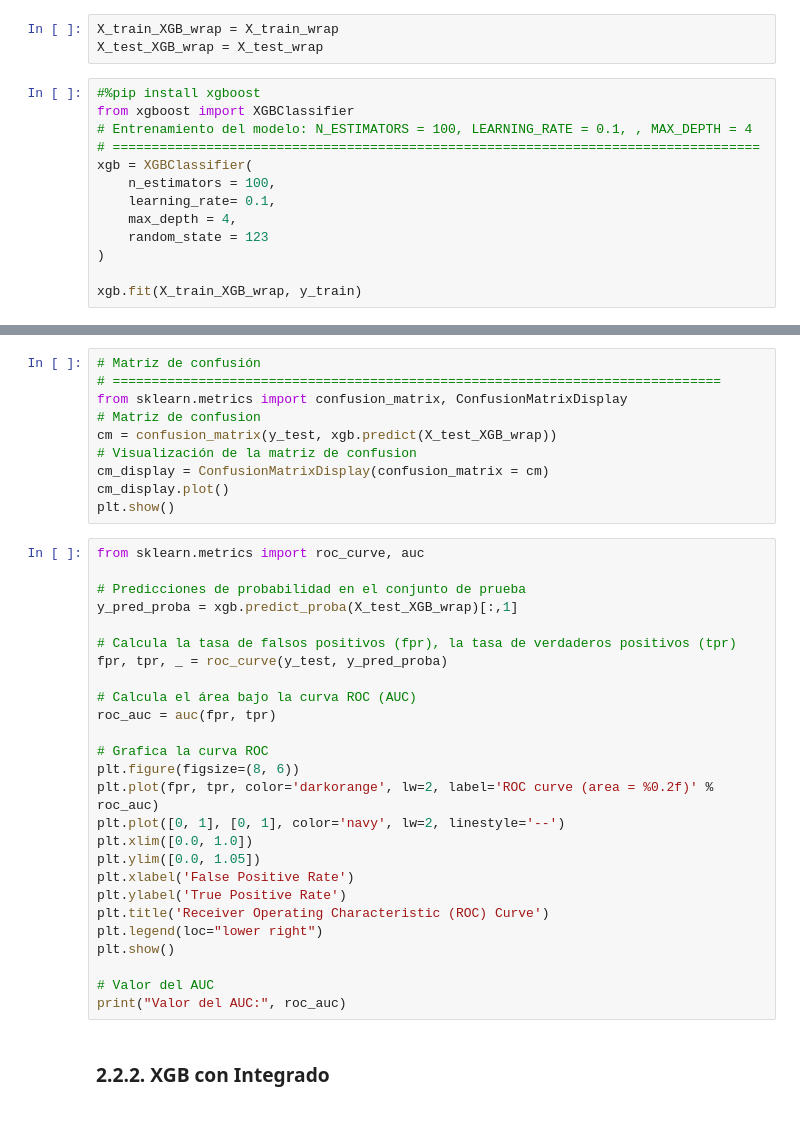
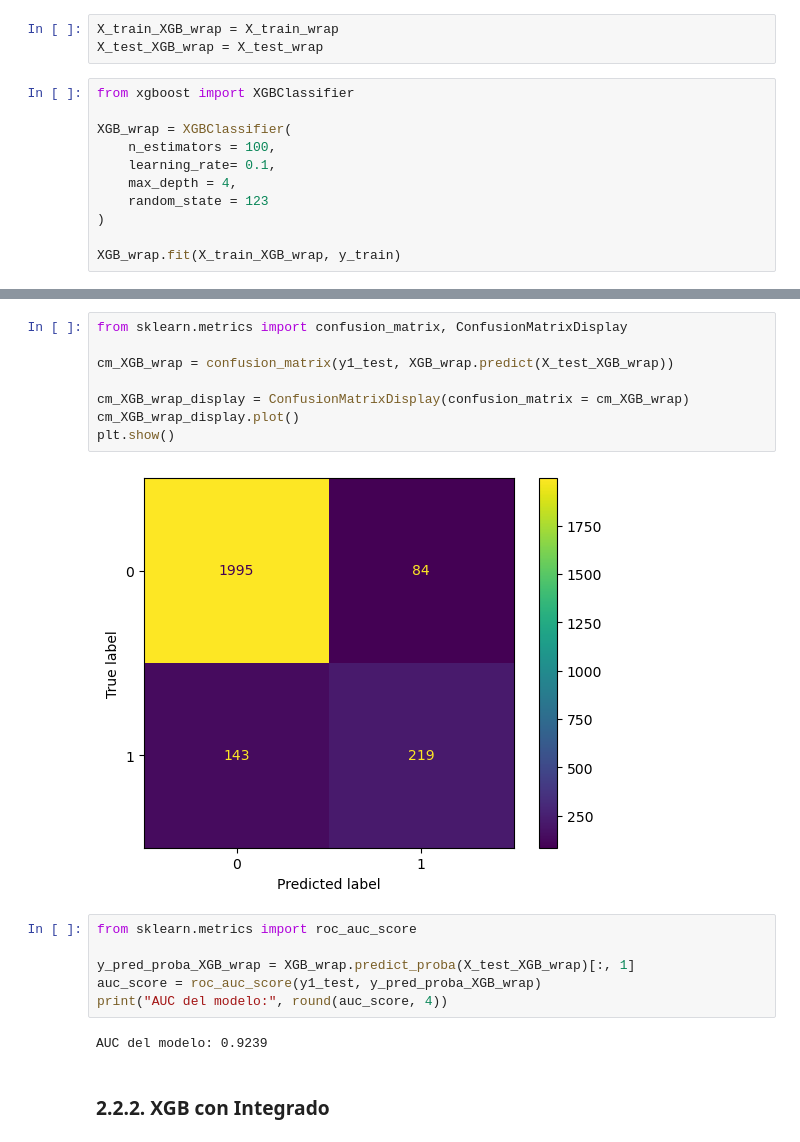
Before and after one commit to Leostark95/Anal-tica-II---Proyecto-1, a Jupyter notebook: 02_Modelos.ipynb, the cells around one changed output, grey strips where cells are left out. Drawn from its saved outputs; the diff is of its cells as text.

Commit message:
ajuste de valores

```diff
--- a/02_Modelos.ipynb
+++ b/02_Modelos.ipynb
@@ -1070,15 +1065,13 @@ AUC del modelo óptimo: 0.9218
 X_train_XGB_wrap = X_train_wrap
 X_test_XGB_wrap = X_test_wrap
 # %%
-#%pip install xgboost
 from xgboost import XGBClassifier
-# Entrenamiento del modelo: N_ESTIMATORS = 100, LEARNING_RATE = 0.1, , MAX_DEPTH = 4
-# ===================================================================================
-xgb = XGBClassifier(
+
+XGB_wrap = XGBClassifier(
     n_estimators = 100,
     learning_rate= 0.1,
     max_depth = 4,
     random_state = 123
 )
 
-xgb.fit(X_train_XGB_wrap, y_train)
+XGB_wrap.fit(X_train_XGB_wrap, y_train)
@@ -1092,39 +1115,21 @@ print ("Test - classification report :", metrics.classification_report(y_test, x
 # %%
-# Matriz de confusión
-# ==============================================================================
 from sklearn.metrics import confusion_matrix, ConfusionMatrixDisplay
-# Matriz de confusion
-cm = confusion_matrix(y_test, xgb.predict(X_test_XGB_wrap))
-# Visualización de la matriz de confusion
-cm_display = ConfusionMatrixDisplay(confusion_matrix = cm)
-cm_display.plot()
+
+cm_XGB_wrap = confusion_matrix(y1_test, XGB_wrap.predict(X_test_XGB_wrap))
+
+cm_XGB_wrap_display = ConfusionMatrixDisplay(confusion_matrix = cm_XGB_wrap)
+cm_XGB_wrap_display.plot()
 plt.show()
+# %% [output]
+[figure, added]
-# %%
-from sklearn.metrics import roc_curve, auc
-
-# Predicciones de probabilidad en el conjunto de prueba
-y_pred_proba = xgb.predict_proba(X_test_XGB_wrap)[:,1]
-
-# Calcula la tasa de falsos positivos (fpr), la tasa de verdaderos positivos (tpr)
-fpr, tpr, _ = roc_curve(y_test, y_pred_proba)
-
-# Calcula el área bajo la curva ROC (AUC)
-roc_auc = auc(fpr, tpr)
-
-# Grafica la curva ROC
-plt.figure(figsize=(8, 6))
-plt.plot(fpr, tpr, color='darkorange', lw=2, label='ROC curve (area = %0.2f)' % roc_auc)
-plt.plot([0, 1], [0, 1], color='navy', lw=2, linestyle='--')
-plt.xlim([0.0, 1.0])
-plt.ylim([0.0, 1.05])
-plt.xlabel('False Positive Rate')
-plt.ylabel('True Positive Rate')
-plt.title('Receiver Operating Characteristic (ROC) Curve')
-plt.legend(loc="lower right")
-plt.show()
-
-# Valor del AUC
-print("Valor del AUC:", roc_auc)
+# %%
+from sklearn.metrics import roc_auc_score
+
+y_pred_proba_XGB_wrap = XGB_wrap.predict_proba(X_test_XGB_wrap)[:, 1]
+auc_score = roc_auc_score(y1_test, y_pred_proba_XGB_wrap)
+print("AUC del modelo:", round(auc_score, 4))
+# %% [output]
+AUC del modelo: 0.9239
 # %% [markdown]
 ### <font color='157699'> **2.2.2. XGB con Integrado** </font>
 # %%
```
Also changed, not shown: parts of 29 cells of this notebook, 1 other file.
